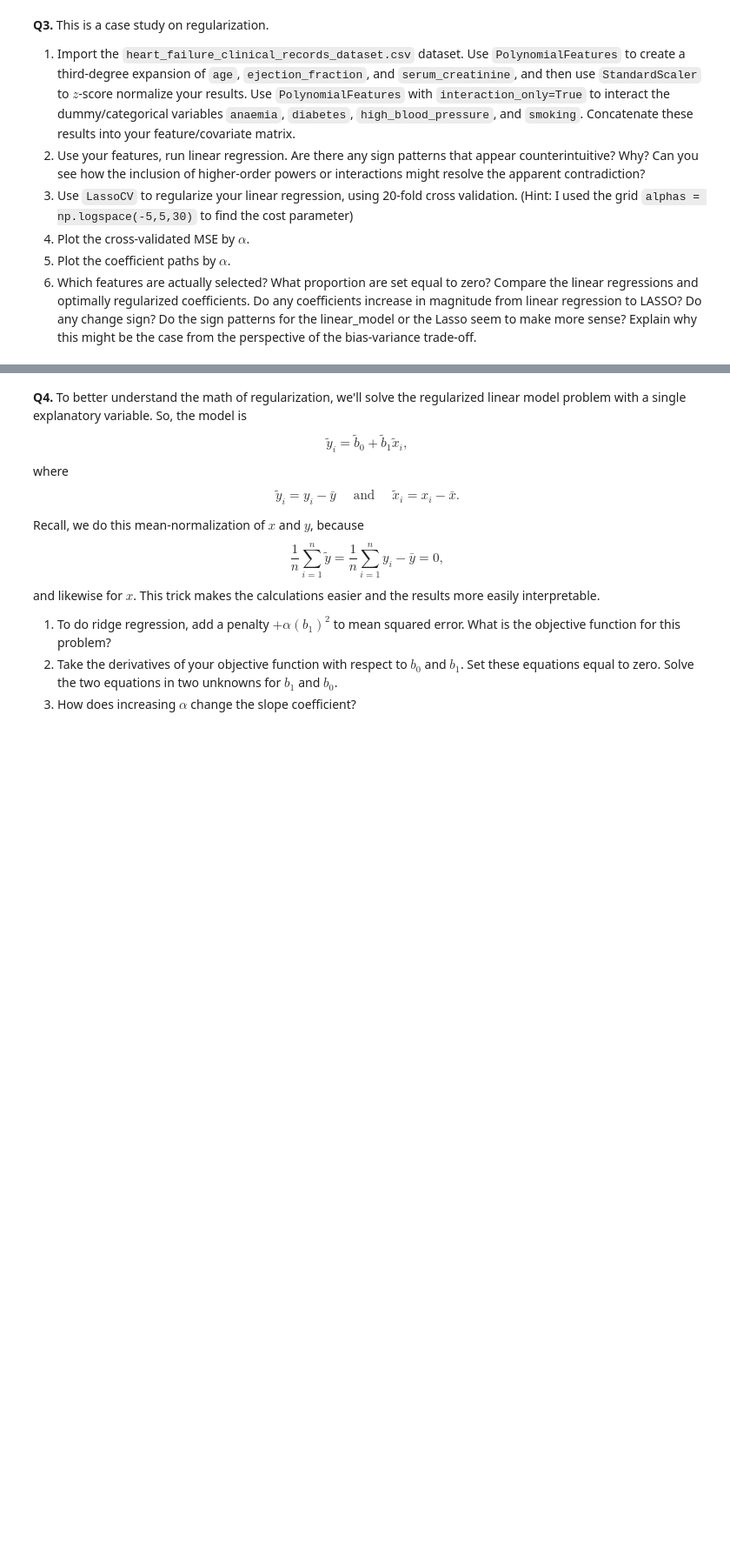
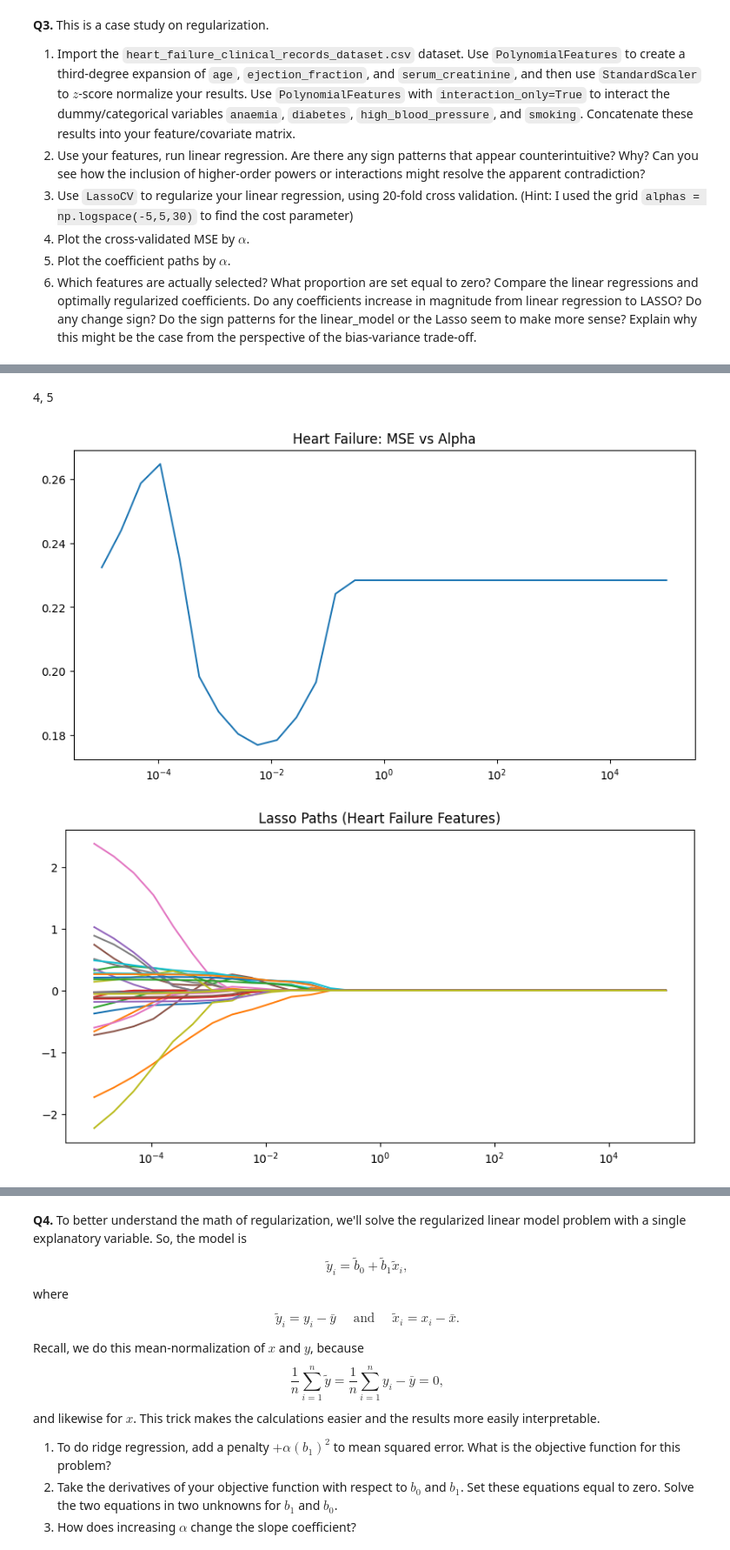
Before and after one commit to skang0812/undergrad_ml_assignments, a Jupyter notebook: 04_assignment_regularization.ipynb, the cells around one changed output, grey strips where cells are left out. Shown at 87% size. Drawn from its saved outputs; the diff is of its cells as text; code cells hidden in the pictures; blank space fills up the shorter version.

```diff
--- a/04_assignment_regularization.ipynb
+++ b/04_assignment_regularization.ipynb
@@ -32,0 +249,25 @@
+# %% [markdown]
+4, 5
+# %%
+import matplotlib.pyplot as plt
+
+# Plot MSE vs Alpha
+plt.figure(figsize=(10, 5))
+plt.plot(lasso_heart.alphas_, np.mean(lasso_heart.mse_path_, axis=1))
+plt.xscale('log')
+plt.title('Heart Failure: MSE vs Alpha')
+plt.show()
+
+# Plot Coefficient Paths
+from sklearn.linear_model import lasso_path
+alphas_p, coefs_p, _ = lasso_path(X_final, y, alphas=alphas_grid)
+
+plt.figure(figsize=(10, 5))
+for i in range(coefs_p.shape[0]):
+    plt.plot(alphas_p, coefs_p[i, :])
+plt.xscale('log')
+plt.title('Lasso Paths (Heart Failure Features)')
+plt.show()
+# %% [output]
+[figure, added]
+[figure, added]
```
Also changed, not shown: parts of 11 cells of this notebook.
